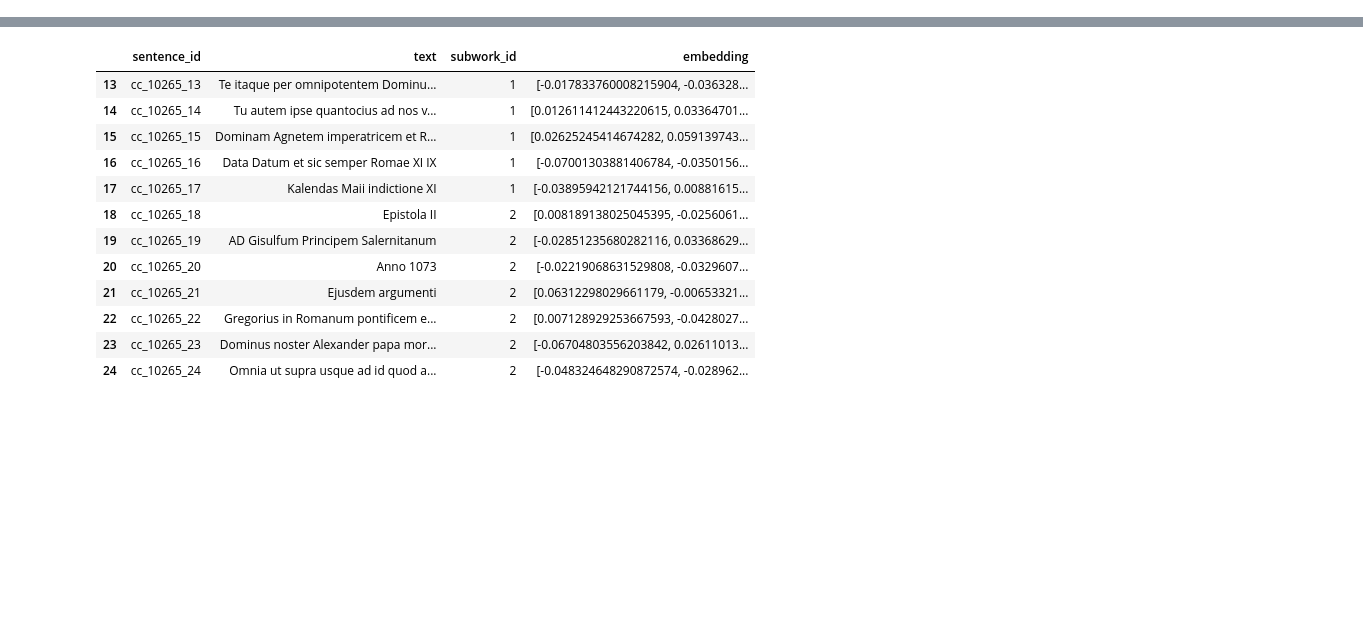
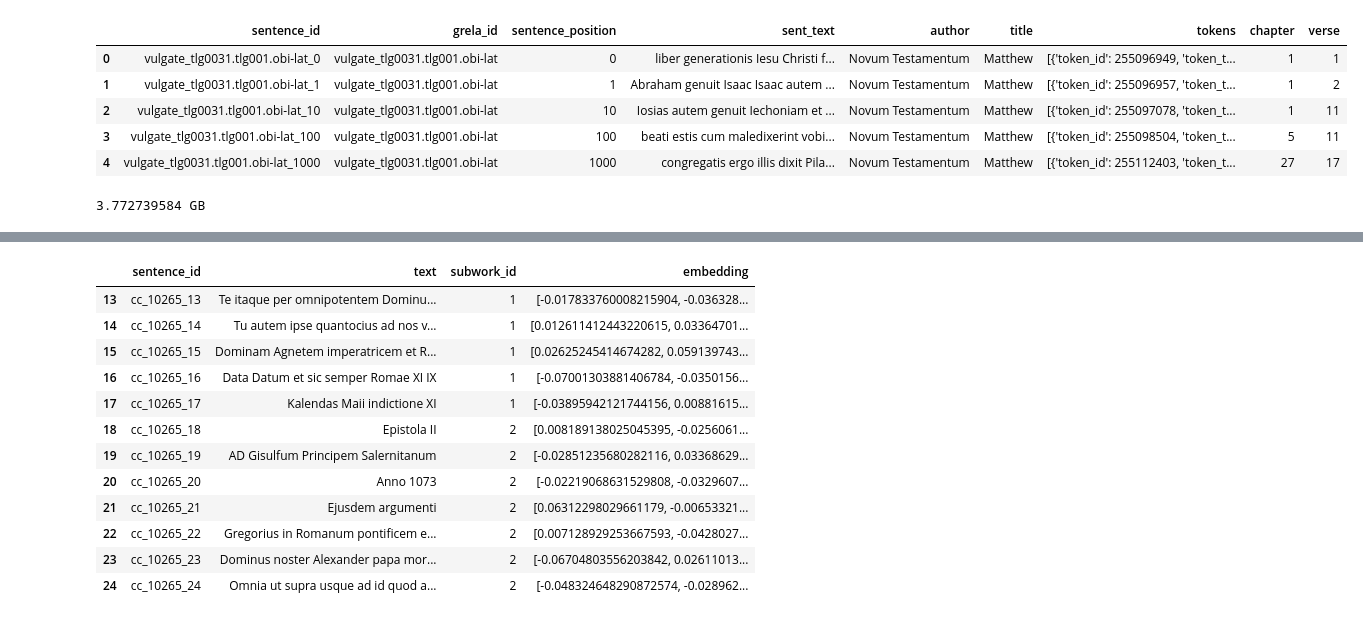
Before and after one commit to CCS-ZCU/latin-textreuse, a Jupyter notebook: scripts/1_labse-vulgate-investiture_explorations.ipynb, the cells around one changed output, grey strips where cells are left out. Cells and saved outputs as stored; diff of their text form; code cells hidden in the pictures; blank space fills up the shorter version.

```diff
--- a/scripts/labse-vulgate-investiture_explorations.ipynb
+++ b/scripts/1_labse-vulgate-investiture_explorations.ipynb
@@ -95,0 +152,12 @@ normalized_embeddings = normalize(embeddings, norm='l2')
+# %%
+vulgate_df["chapter"] = vulgate_df["tokens"].apply(lambda x: x[0]["chapter"])
+vulgate_df["verse"] = vulgate_df["tokens"].apply(lambda x: x[0]["verse"])
+
+vulgate_df.head(5)
+# %% [output]
+|  | sentence_id | grela_id | sentence_position | sent_text | author | title | tokens | chapter | verse |
+| 0 | vulgate_tlg0031.tlg001.obi-lat_0 | vulgate_tlg0031.tlg001.obi-lat | 0 | liber generationis Iesu Christi f... | Novum Testamentum | Matthew | [{'token_id': 255096949, 'token_t... | 1 | 1 |
+| 1 | vulgate_tlg0031.tlg001.obi-lat_1 | vulgate_tlg0031.tlg001.obi-lat | 1 | Abraham genuit Isaac Isaac autem ... | Novum Testamentum | Matthew | [{'token_id': 255096957, 'token_t... | 1 | 2 |
+| 2 | vulgate_tlg0031.tlg001.obi-lat_10 | vulgate_tlg0031.tlg001.obi-lat | 10 | Iosias autem genuit Iechoniam et ... | Novum Testamentum | Matthew | [{'token_id': 255097078, 'token_t... | 1 | 11 |
+| 3 | vulgate_tlg0031.tlg001.obi-lat_100 | vulgate_tlg0031.tlg001.obi-lat | 100 | beati estis cum maledixerint vobi... | Novum Testamentum | Matthew | [{'token_id': 255098504, 'token_t... | 5 | 11 |
+| 4 | vulgate_tlg0031.tlg001.obi-lat_1000 | vulgate_tlg0031.tlg001.obi-lat | 1000 | congregatis ergo illis dixit Pila... | Novum Testamentum | Matthew | [{'token_id': 255112403, 'token_t... | 27 | 17 |
@@ -95,0 +175,5 @@ normalized_embeddings = normalize(embeddings, norm='l2')
+# %%
+import torch
+print(torch.cuda.max_memory_allocated() / 1e9, "GB")
+# %% [output]
+3.772739584 GB
```
Also changed, not shown: parts of 22 cells of this notebook, 3 other files.
